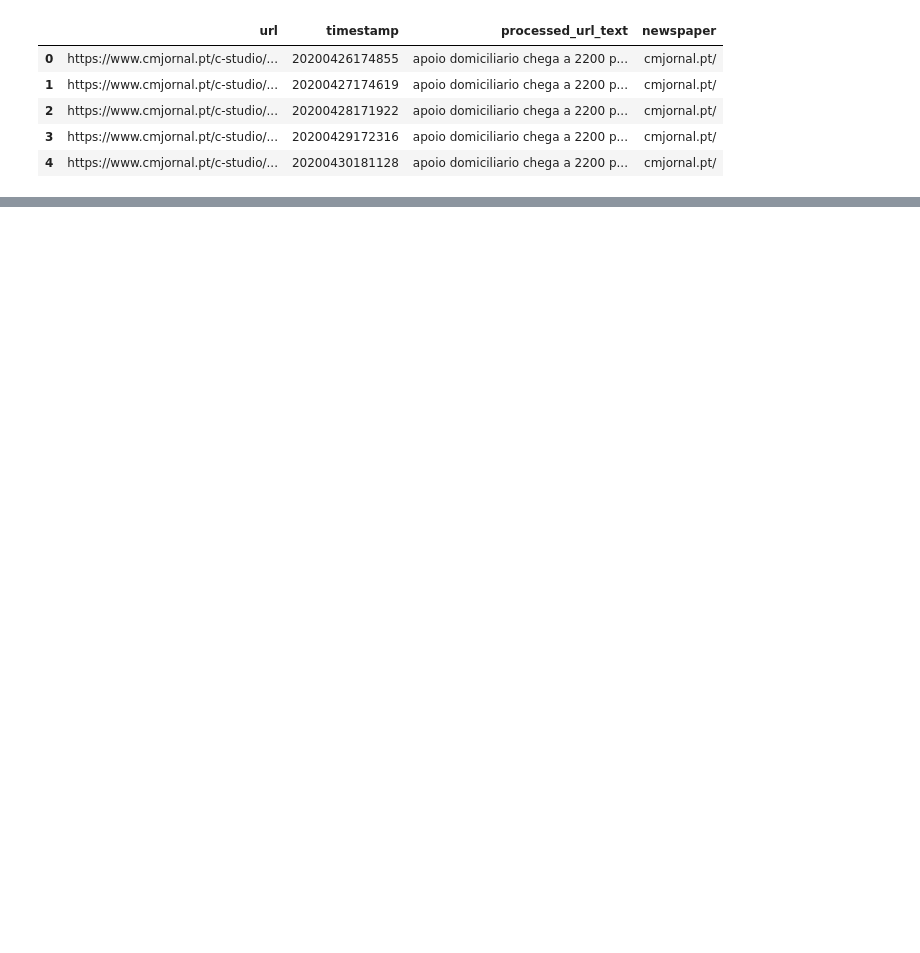
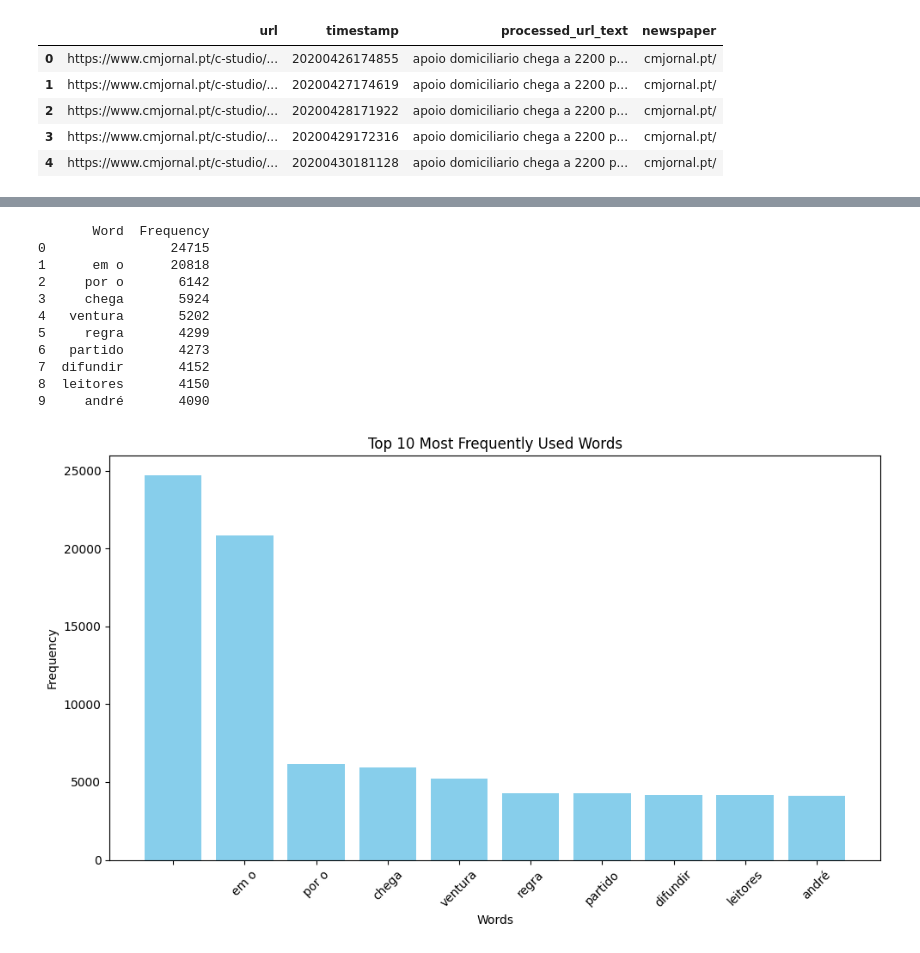
Before and after one commit to hxnn3sgit/FDS_Project, a Jupyter notebook: 2nd_deliverable.ipynb, the cells around one changed output, grey strips where cells are left out. Cells and saved outputs as stored; diff of their text form; code cells hidden in the pictures; blank space fills up the shorter version.

```diff
--- a/2nd_deliverable.ipynb
+++ b/2nd_deliverable.ipynb
@@ -427,18 +296,0 @@ for y in years:
-# %%
-# Empty dictionary to introduce the tokens
-lemmas_dict = {}
-
-stop_words = STOP_WORDS
-
-# Loop through each review along with its index
-for index, review in enumerate(updated_dfs['filtered_df_2020-2021']['article_text']):
-    if review is None:
-        print(f"Skipping index {index} because the review is None")
-        continue
-    doc = nlp(review)
-    lemmas = [ word.lemma_.lower().strip() if word.lemma_ != "-PRON-" else word.lower_ for word in doc ]
-    lemmas = [ word for word in lemmas if word not in stop_words and word not in punctuations ]
-    lemmas_dict[index] = lemmas  # Store lemmas in the dictionary with index as key
-
-# Convert dictionary to a series and assign as a new column in the DataFrame
-updated_dfs['filtered_df_2020-2021']['Lemmas'] = pd.Series(lemmas_dict)
@@ -448,0 +364,9 @@ print(filtered_df)
+# %%
+new_df = df = pd.read_csv('scraped_data.csv')
+
+# Remove duplicates based on the 'url' column
+df_unique = new_df.drop_duplicates(subset='url', keep='first')
+
+# Print the size of the new DataFrame
+print(f"Original DataFrame had {new_df.shape[0]} rows.")
+print(f"DataFrame after removing duplicates has {df_unique.shape[0]} rows.")
@@ -449,24 +413,40 @@ print(filtered_df)
 # %%
+# Ensure all values in 'Lemmas' column are lists
+df_unique['Lemmas'] = df_unique['Lemmas'].apply(lambda x: x if isinstance(x, list) else [])
+
 # Word Count
 def w_counter(words):
     word_freq = Counter(words)
     common_words = word_freq.most_common()
     word_freq_dict = {"Word": [word for word, freq in common_words], "Frequency": [freq for word, freq in common_words]}
     return word_freq_dict
 
-all_words = [word for sublist in filtered_df['Lemmas'] for word in sublist]
+all_words = [word for sublist in df_unique['Lemmas'] for word in sublist]
 
 word_freq = pd.DataFrame(w_counter(all_words))
 
 # Select the top 10 words by frequency
 top_10_words = word_freq.head(10)
-
+print(top_10_words)
 # Plot the top 10 words
 plt.figure(figsize=(10, 6))
 plt.bar(top_10_words['Word'], top_10_words['Frequency'], color='skyblue')
 plt.title("Top 10 Most Frequently Used Words")
 plt.xlabel("Words")
 plt.ylabel("Frequency")
 plt.xticks(rotation=45)
 plt.tight_layout()
 plt.show()
+# %% [output]
+       Word  Frequency
+0                24715
+1      em o      20818
+2     por o       6142
+3     chega       5924
+4   ventura       5202
+5     regra       4299
+6   partido       4273
+7  difundir       4152
+8  leitores       4150
+9     andré       4090
+[figure, added]
```
Also changed, not shown: parts of 18 cells of this notebook, 2 other files.
